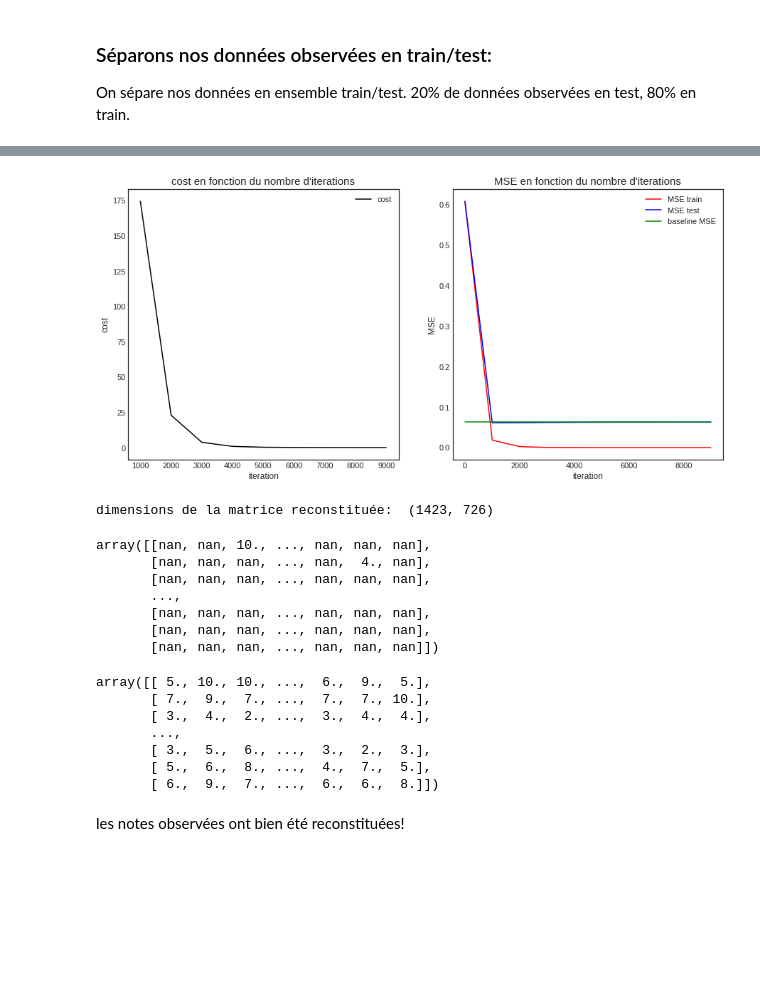
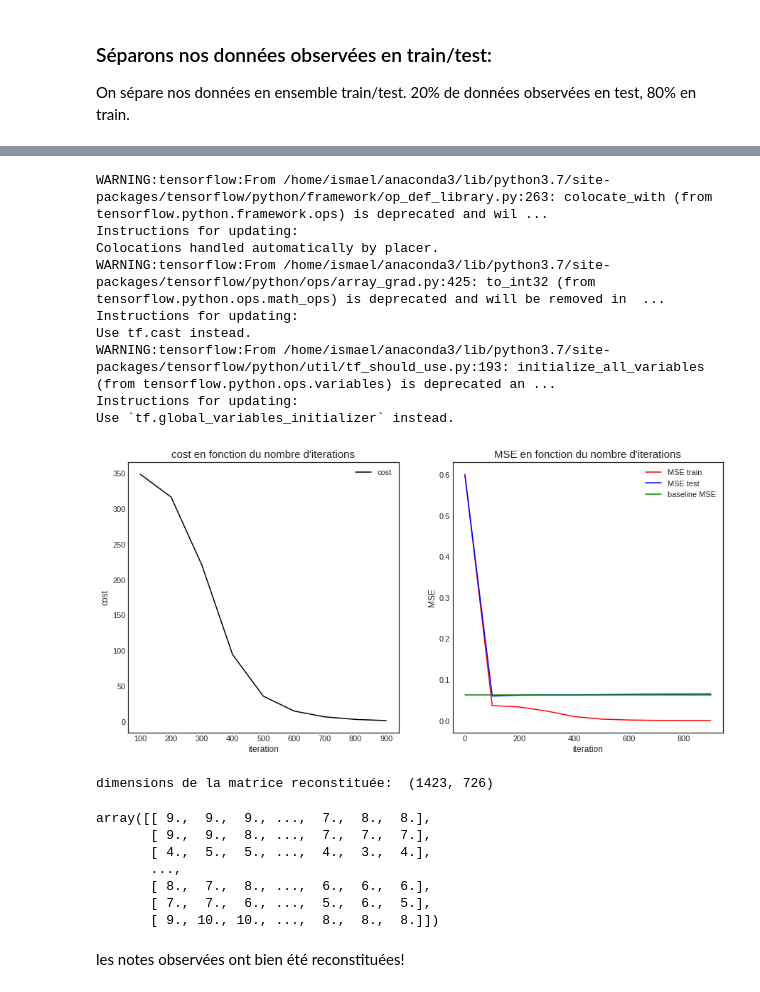
Before and after one commit to ismaelbonneau/movie_recommender, a Jupyter notebook: collaborative_filtering_1.ipynb, the cells around one changed output, grey strips where cells are left out. Saved outputs shown, nothing was run; the diff lists cells and outputs as text; code cells hidden in the pictures; blank space fills up the shorter version.

```diff
--- a/collaborative_filtering_1.ipynb
+++ b/collaborative_filtering_1.ipynb
@@ -232,7 +232,7 @@ import tensorflow as tf
 baseline = tf.constant(np.tile(np.array(df.mean(axis=0)),(1423,1)) / 10.)
 
 #latent factors
-k = 200
+k = 100
 shape = df.shape
 
 #constante: la matrice R à reconstituer entièrement
@@ -250,7 +250,7 @@ I = tf.Variable(np.abs(np.random.normal(scale=1./k, size=(k, shape[1])).astype(n
 R_pred = tf.matmul(U, I) #embeddings
 
 #beta: paramètre de regularization
-beta = tf.constant(0.00005, dtype=tf.float64, name="beta")
+beta = tf.constant(0.0001, dtype=tf.float64, name="beta")
 regularizer = beta * (tf.reduce_sum(tf.square(U)) + tf.reduce_sum(tf.square(I)))
 
 #cout de l'algo NMF, norme matricielle de R - R_pred
@@ -271,12 +271,10 @@ baselineMSE = tf.reduce_mean(tf.square(tf.boolean_mask(baseline, mask_tf_test) -
 
 alpha = 0.001 #learning rate
 global_step = tf.Variable(0, trainable=False)
-#learning rate decay
-learning_rate = tf.train.exponential_decay(alpha, global_step, 10000, 0.98, staircase=True)
 
-optimizer = tf.train.GradientDescentOptimizer(learning_rate).minimize(cost, global_step=global_step)
+optimizer = tf.train.AdamOptimizer(alpha).minimize(cost, global_step=global_step)
 
-steps = 10000
+steps = 1000
 costs = []
 mses_train = []
 mses_test = []
@@ -286,63 +284,62 @@ sess.run(tf.initialize_all_variables())
 for i in range(steps):
     sess.run(optimizer)
     sess.run(clip)
-    if i%1000==0:
+    if i%100==0:
         cst = sess.run(cost)
         msetrain = sess.run(mse_train)
         msetest = sess.run(mse_test)
         costs.append((i, cst))
         mses_train.append((i, msetrain))
         mses_test.append((i, msetest))
 
 
 learnt_U = sess.run(U)
 learnt_I = sess.run(I)
 msebaseline = sess.run(baselineMSE)
 sess.close()
 
 plt.figure(figsize=(15,7))
 plt.subplot(1,2, 1)
 plt.title("cost en fonction du nombre d'iterations", fontsize=15)
 plt.xlabel("iteration")
 plt.ylabel("cost")
 plt.plot([a for a,b in costs[1:]], [b for a,b in costs[1:]], color="black", label="cost")
 plt.legend()
 
 plt.subplot(1,2, 2)
 plt.title("MSE en fonction du nombre d'iterations", fontsize=15)
 plt.xlabel("iteration")
 plt.ylabel("MSE")
 plt.plot([a for a,b in mses_train], [b for a,b in mses_train], color="red", label="MSE train")
 plt.plot([a for a,b in mses_test], [b for a,b in mses_test], color="blue", label="MSE test")
 plt.plot([a for a,b in mses_test], [msebaseline]*len(mses_train), color="green", label="baseline MSE")
 plt.legend()
 plt.show()
 # %% [output]
+WARNING:tensorflow:From /home/ismael/anaconda3/lib/python3.7/site-packages/tensorflow/python/framework/op_def_library.py:263: colocate_with (from tensorflow.python.framework.ops) is deprecated and wil ...
+Instructions for updating:
+Colocations handled automatically by placer.
+WARNING:tensorflow:From /home/ismael/anaconda3/lib/python3.7/site-packages/tensorflow/python/ops/array_grad.py:425: to_int32 (from tensorflow.python.ops.math_ops) is deprecated and will be removed in  ...
+Instructions for updating:
+Use tf.cast instead.
+WARNING:tensorflow:From /home/ismael/anaconda3/lib/python3.7/site-packages/tensorflow/python/util/tf_should_use.py:193: initialize_all_variables (from tensorflow.python.ops.variables) is deprecated an ...
+Instructions for updating:
+Use `tf.global_variables_initializer` instead.
-[figure, old version]
+[figure, new version]
 # %%
 xptdr = np.clip(np.round(np.dot(learnt_U, learnt_I) * 10), a_min=0, a_max=10)
 print("dimensions de la matrice reconstituée: ", xptdr.shape)
 # %% [output]
 dimensions de la matrice reconstituée:  (1423, 726)
-# %%
-df.values
-# %% [output]
-array([[nan, nan, 10., ..., nan, nan, nan],
-       [nan, nan, nan, ..., nan,  4., nan],
-       [nan, nan, nan, ..., nan, nan, nan],
-       ...,
-       [nan, nan, nan, ..., nan, nan, nan],
-       [nan, nan, nan, ..., nan, nan, nan],
-       [nan, nan, nan, ..., nan, nan, nan]])
 # %%
 xptdr
 # %% [output]
-array([[ 5., 10., 10., ...,  6.,  9.,  5.],
-       [ 7.,  9.,  7., ...,  7.,  7., 10.],
-       [ 3.,  4.,  2., ...,  3.,  4.,  4.],
+array([[ 9.,  9.,  9., ...,  7.,  8.,  8.],
+       [ 9.,  9.,  8., ...,  7.,  7.,  7.],
+       [ 4.,  5.,  5., ...,  4.,  3.,  4.],
        ...,
-       [ 3.,  5.,  6., ...,  3.,  2.,  3.],
-       [ 5.,  6.,  8., ...,  4.,  7.,  5.],
-       [ 6.,  9.,  7., ...,  6.,  6.,  8.]])
+       [ 8.,  7.,  8., ...,  6.,  6.,  6.],
+       [ 7.,  7.,  6., ...,  5.,  6.,  5.],
+       [ 9., 10., 10., ...,  8.,  8.,  8.]])
 # %% [markdown]
 les notes observées ont bien été reconstituées!
```
Also changed, not shown: parts of 10 cells of this notebook.
